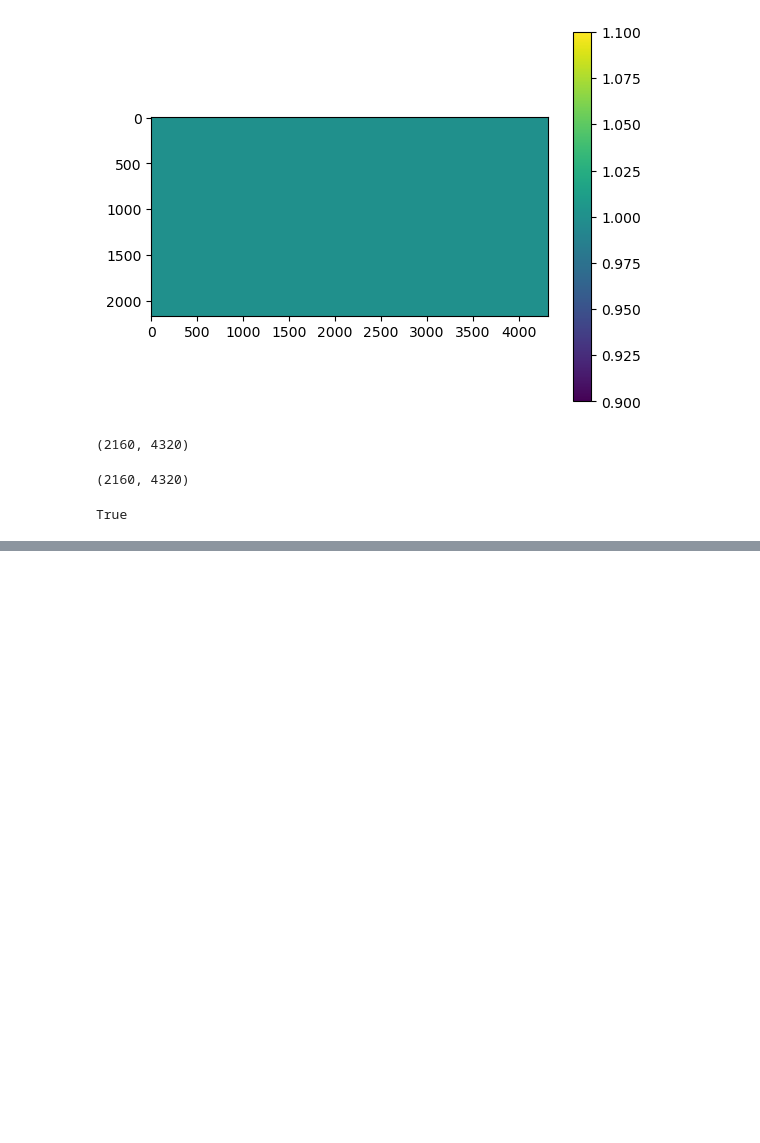
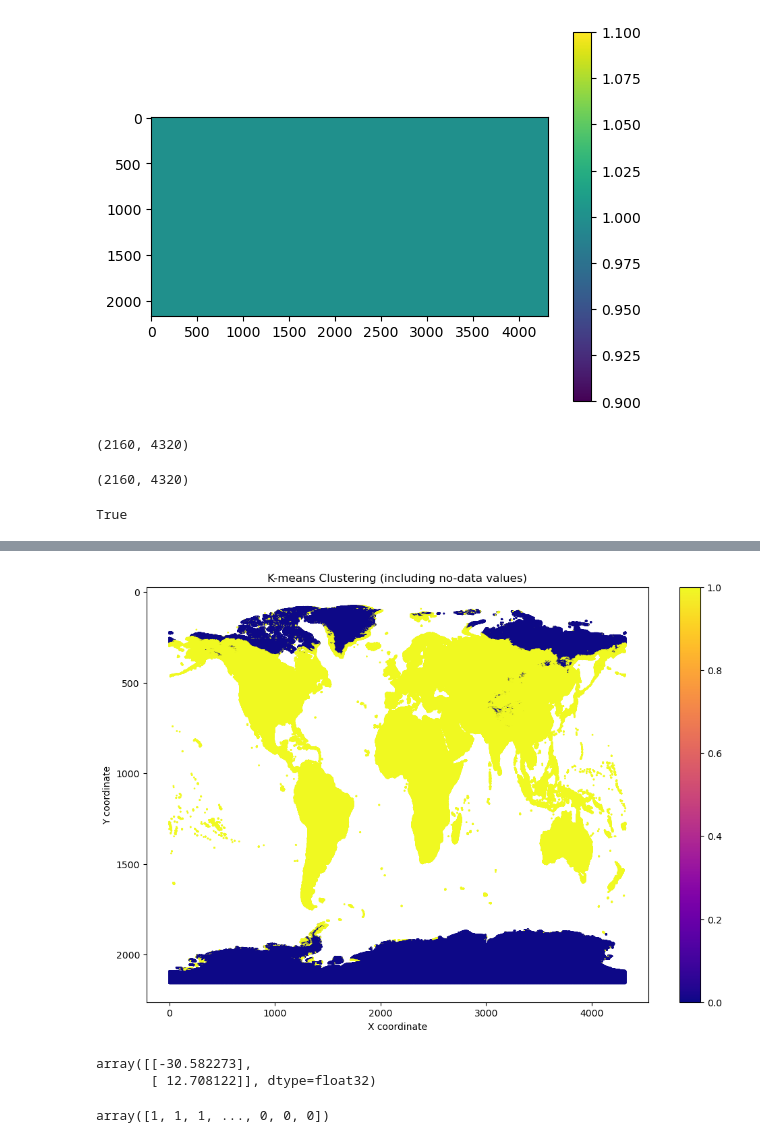
Before and after one commit to deekenyah1/final_year_worldclim, a Jupyter notebook: RASTERIO PROJECT.ipynb, the cells around one changed output, grey strips where cells are left out. Cells and saved outputs as stored; diff of their text form; code cells hidden in the pictures; blank space fills up the shorter version.

```diff
--- a/RASTERIO PROJECT.ipynb
+++ b/RASTERIO PROJECT.ipynb
@@ -310,0 +360,32 @@ data1a.shape
+# %%
+data = dataset1a.read()
+nodata = dataset1a.nodata
+
+coords = np.column_stack(np.nonzero(np.all(data != nodata, axis=0)))  # Get all coordinates where data has values
+flattened_data = data[:, coords[:, 0], coords[:, 1]].T  # Reshape for K-means
+
+# Apply K-means
+n_clusters = 2  # Number of clusters
+kmeans = KMeans(n_clusters=n_clusters, random_state=0).fit(flattened_data)
+labels = kmeans.labels_
+
+# Plot the results as a scatter map
+plt.figure(figsize=(12, 8))
+scatter = plt.scatter(coords[:, 1], coords[:, 0], c=labels, cmap='plasma', s=1)
+plt.colorbar()
+plt.title('K-means Clustering (including no-data values)')
+plt.xlabel('X coordinate')
+plt.ylabel('Y coordinate')
+plt.gca().invert_yaxis()  # Invert y-axis to match the raster's origin
+plt.show()
+# %% [output]
+[figure, added]
+# %%
+kmeans.cluster_centers_
+# %% [output]
+array([[-30.582273],
+       [ 12.708122]], dtype=float32)
+# %%
+kmeans.fit_predict(coords)
+# %% [output]
+array([1, 1, 1, ..., 0, 0, 0])
```
Also changed, not shown: parts of 31 cells of this notebook, 1 other file.
